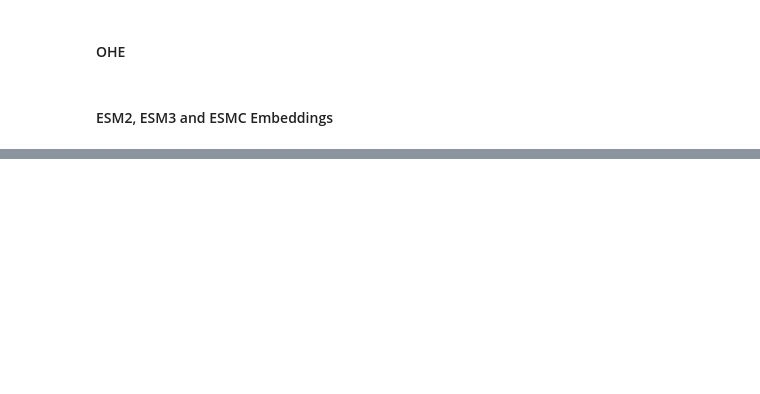
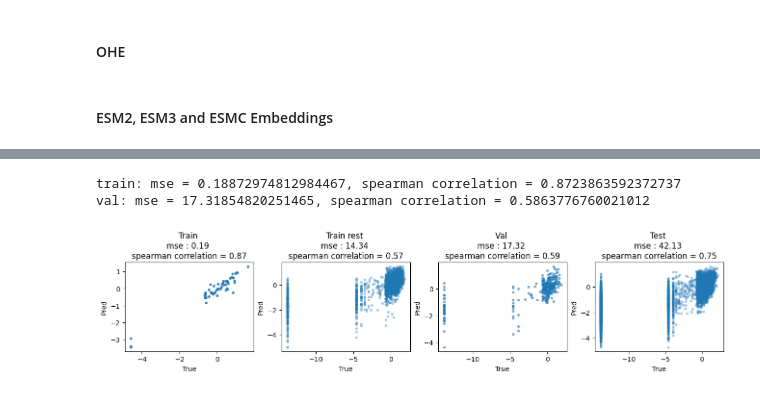
Before and after one commit to kevingeo11/DomainPrediction, a Jupyter notebook: src/AL_Testing/surrogates_GB1.ipynb, the cells around one changed output, grey strips where cells are left out. Drawn from its saved outputs; the diff is of its cells as text; code cells hidden in the pictures; blank space fills up the shorter version.

```diff
--- a/src/AL_Testing/surrogates_GB1.ipynb
+++ b/src/AL_Testing/surrogates_GB1.ipynb
@@ -435,0 +629,52 @@ df_results.columns[df_results.columns.str.contains('pred')]
+# %%
+embeddings = esmc.get_embeddings_flatten(df['seq'])
+# %%
+X_train = embeddings[train_mask_selected]
+X_val = embeddings[val_mask]
+
+y_train = df.loc[train_mask_selected, 'fitness_log'].to_numpy().astype(np.float32)
+y_val = df.loc[val_mask, 'fitness_log'].to_numpy().astype(np.float32)
+# %%
+surrogate = topmodel.RidgeSurrogate(alpha=1.0)
+surrogate.trainmodel(X=X_train, y=y_train, val=(X_val, y_val))
+# %% [output]
+train: mse = 0.18872974812984467, spearman correlation = 0.8723863592372737
+val: mse = 17.31854820251465, spearman correlation = 0.5863776760021012
+# %%
+y_pred = surrogate.predict(embeddings)
+y = df['fitness_log'].to_numpy().astype(np.float32)
+# %%
+fig, ax = plt.subplots(1,4, figsize=(13,3), layout='constrained')
+
+ax[0].plot(y[train_mask_selected], y_pred[train_mask_selected], '.', alpha=0.8)
+ax[1].plot(y[train_mask_rest], y_pred[train_mask_rest], '.', alpha=0.3)
+ax[2].plot(y[val_mask], y_pred[val_mask], '.', alpha=0.5)
+ax[3].plot(y[test_mask], y_pred[test_mask], '.', alpha=0.3)
+
+mse = mean_squared_error(y[train_mask_selected], y_pred[train_mask_selected])
+corr = stats.spearmanr(y[train_mask_selected], y_pred[train_mask_selected])
+s_corr = round(corr.statistic, 2)
+ax[0].set_title(f'Train \nmse : {str(round(mse, 2))} \nspearman correlation = {s_corr}')
+
+mse = mean_squared_error(y[train_mask_rest], y_pred[train_mask_rest])
+corr = stats.spearmanr(y[train_mask_rest], y_pred[train_mask_rest])
+s_corr = round(corr.statistic, 2)
+ax[1].set_title(f'Train rest \nmse : {str(round(mse, 2))} \nspearman correlation = {s_corr}')
+
+mse = mean_squared_error(y[val_mask], y_pred[val_mask])
+corr = stats.spearmanr(y[val_mask], y_pred[val_mask])
+s_corr = round(corr.statistic, 2)
+ax[2].set_title(f'Val \nmse : {str(round(mse, 2))} \nspearman correlation = {s_corr}')
+
+mse = mean_squared_error(y[test_mask], y_pred[test_mask])
+corr = stats.spearmanr(y[test_mask], y_pred[test_mask])
+s_corr = round(corr.statistic, 2)
+ax[3].set_title(f'Test \nmse : {str(round(mse, 2))} \nspearman correlation = {s_corr}')
+
+for i in range(4):
+    ax[i].set_xlabel('True')
+    ax[i].set_ylabel('Pred')
+
+plt.show()
+# %% [output]
+[figure, added]
```
Also changed, not shown: parts of 44 cells of this notebook, 10 other files.
